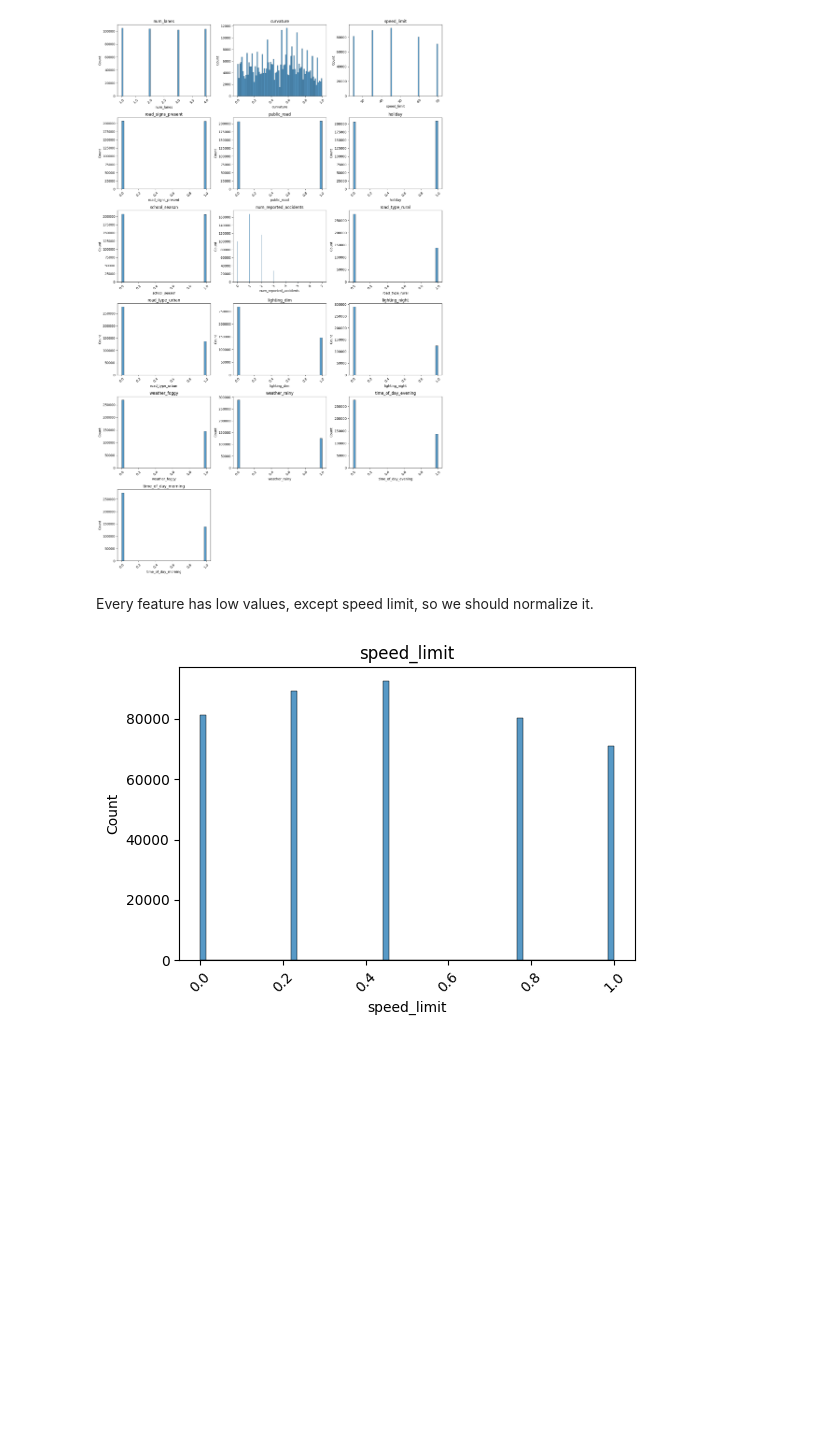
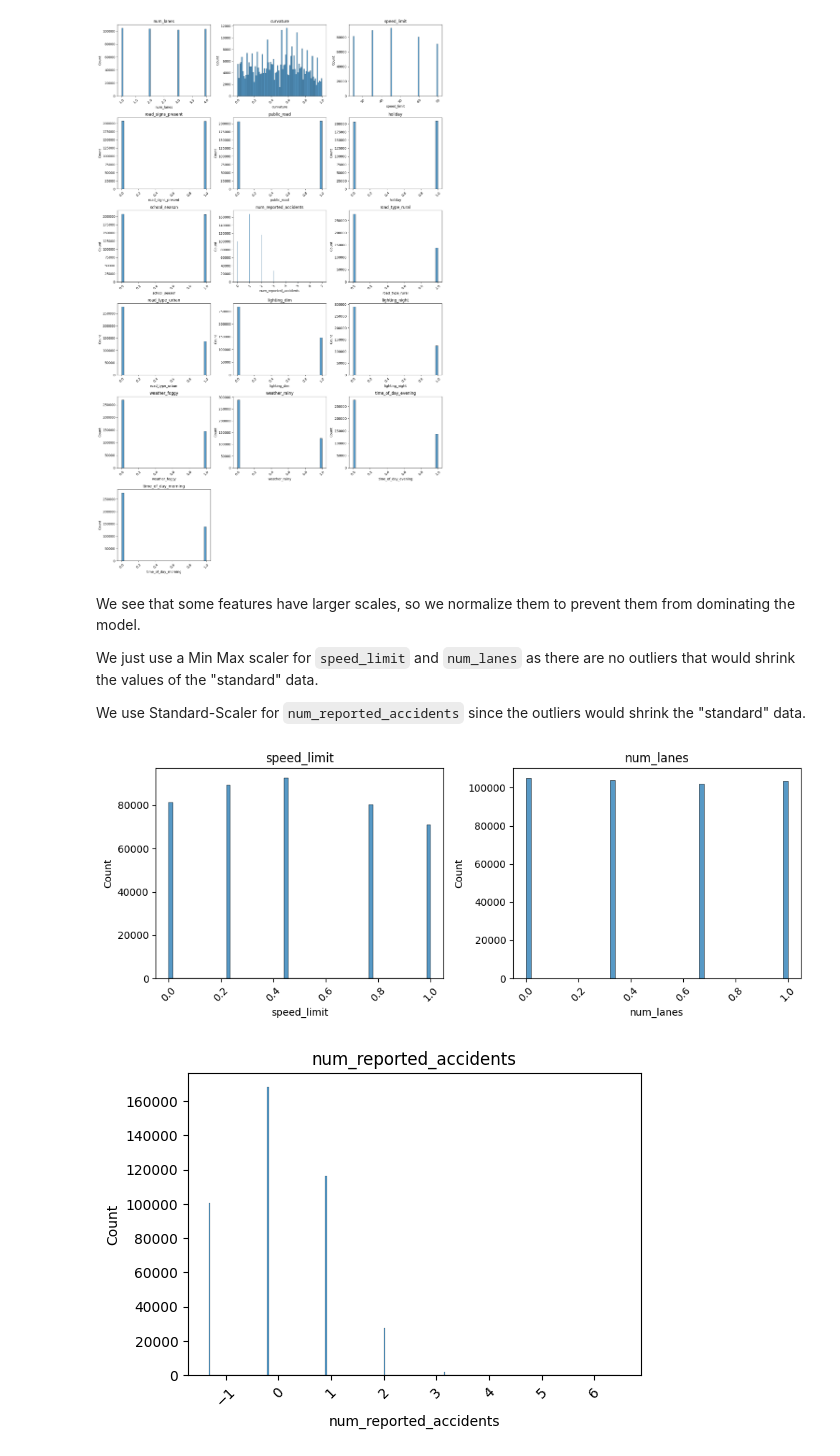
Before and after one commit to RandomNoobster/Predicting-Road-Accident-Risk, a Jupyter notebook: main.ipynb, the cells around one changed output. Drawn from its saved outputs; the diff is of its cells as text; code cells hidden in the pictures; blank space fills up the shorter version.

```diff
--- a/main.ipynb
+++ b/main.ipynb
@@ -111,10 +113,22 @@ plot_frequencies(X_train)
 # %% [output]
 [figure]
 # %% [markdown]
-Every feature has low values, except speed limit, so we should normalize it.
+We see that some features have larger scales, so we normalize them to prevent them from dominating the model.
+
+We just use a Min Max scaler for ``speed_limit`` and ``num_lanes`` as there are no outliers that would shrink the values of the "standard" data.
+
+We use Standard-Scaler for ``num_reported_accidents`` since the outliers would shrink the "standard" data.
 # %%
-X_train, X_val, X_test = normalize(X_train, X_val, X_test, ["speed_limit"])
+from sklearn.preprocessing import MinMaxScaler, StandardScaler
+
+features_to_normalize = ["speed_limit", "num_lanes"]
+features_to_standardize = ["num_reported_accidents"]
+
+X_train, X_val, X_test = normalize(X_train, X_val, X_test, features_to_normalize, MinMaxScaler())
+X_train, X_val, X_test = normalize(X_train, X_val, X_test, features_to_standardize, StandardScaler())
 # %%
-plot_frequencies(X_train[['speed_limit']])
+plot_frequencies(X_train[features_to_normalize])
+plot_frequencies(X_train[features_to_standardize])
 # %% [output]
-[figure, old version]
+[figure, new version]
+[figure, added]
```
Also changed, not shown: parts of 5 cells of this notebook, 1 other file.
